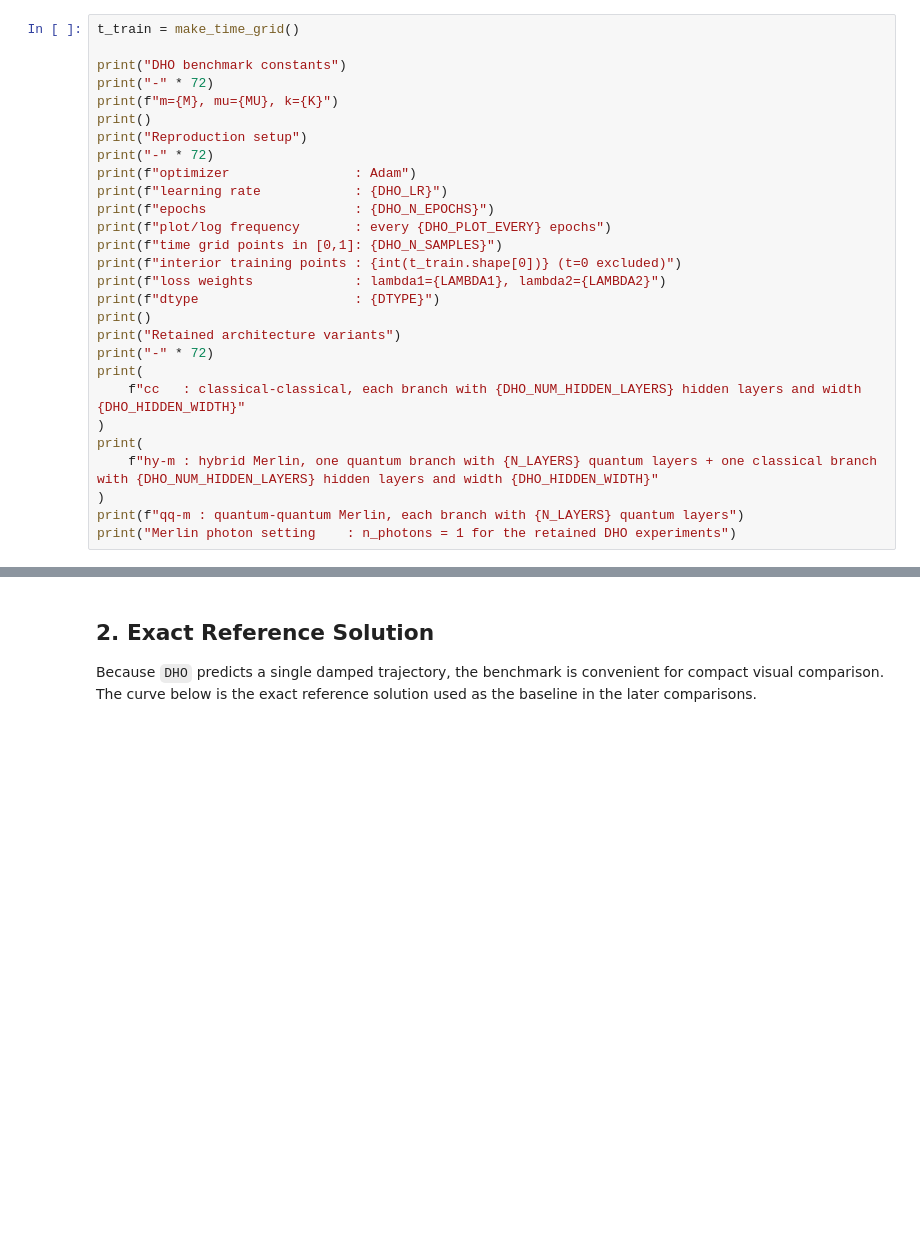
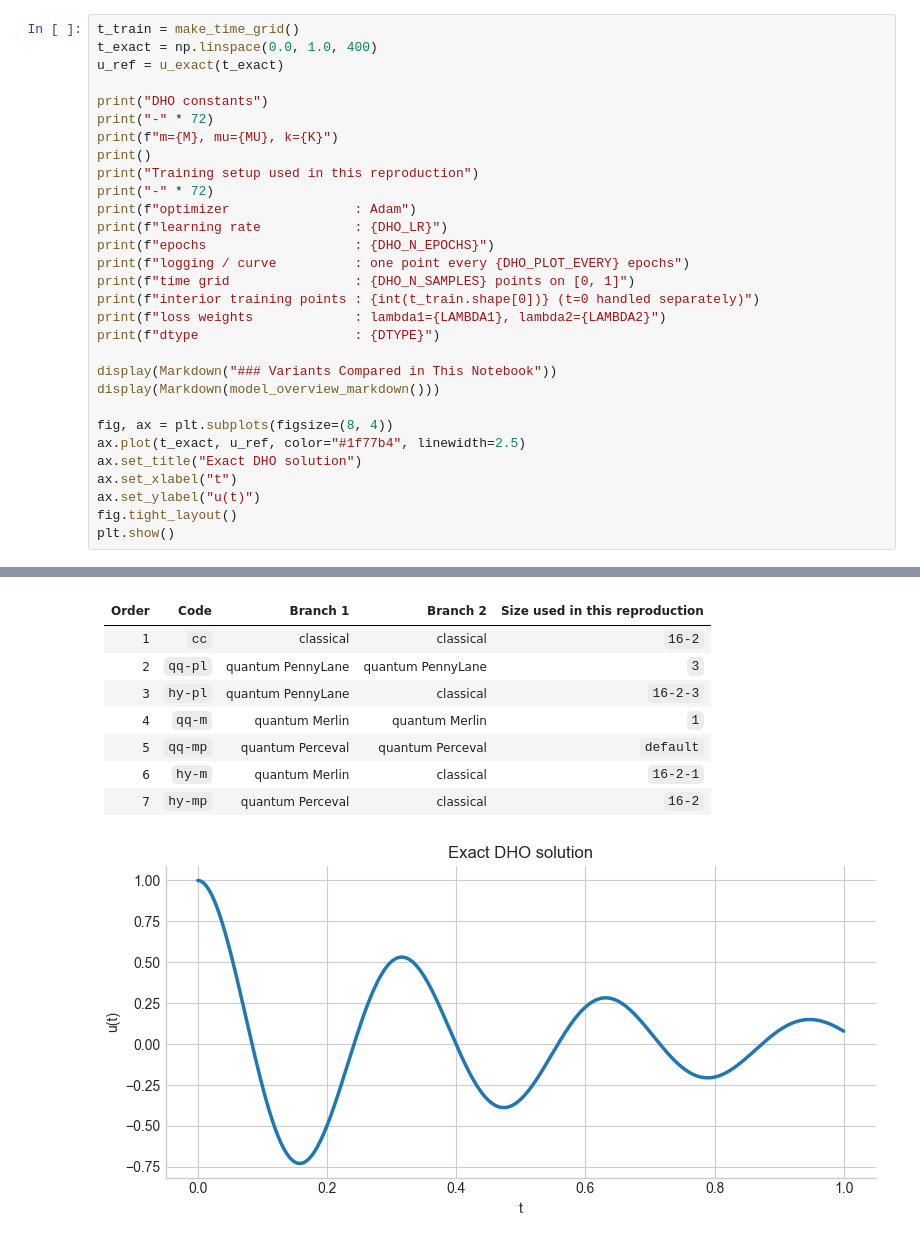
Before and after one commit to merlinquantum/reproduced_papers, a Jupyter notebook: HQPINN/notebook.ipynb, the cells around one changed output, grey strips where cells are left out. Drawn from its saved outputs; the diff is of its cells as text; blank space fills up the shorter version.

```diff
--- a/HQPINN/notebook.ipynb
+++ b/HQPINN/notebook.ipynb
@@ -211,29 +88,31 @@ This notebook retains the Merlin variants rather than the PennyLane variants bec
 # %%
 t_train = make_time_grid()
+t_exact = np.linspace(0.0, 1.0, 400)
+u_ref = u_exact(t_exact)
 
-print("DHO benchmark constants")
+print("DHO constants")
 print("-" * 72)
 print(f"m={M}, mu={MU}, k={K}")
 print()
-print("Reproduction setup")
+print("Training setup used in this reproduction")
 print("-" * 72)
 print(f"optimizer                : Adam")
 print(f"learning rate            : {DHO_LR}")
 print(f"epochs                   : {DHO_N_EPOCHS}")
-print(f"plot/log frequency       : every {DHO_PLOT_EVERY} epochs")
-print(f"time grid points in [0,1]: {DHO_N_SAMPLES}")
-print(f"interior training points : {int(t_train.shape[0])} (t=0 excluded)")
+print(f"logging / curve          : one point every {DHO_PLOT_EVERY} epochs")
+print(f"time grid                : {DHO_N_SAMPLES} points on [0, 1]")
+print(f"interior training points : {int(t_train.shape[0])} (t=0 handled separately)")
 print(f"loss weights             : lambda1={LAMBDA1}, lambda2={LAMBDA2}")
 print(f"dtype                    : {DTYPE}")
-print()
-print("Retained architecture variants")
-print("-" * 72)
-print(
-    f"cc   : classical-classical, each branch with {DHO_NUM_HIDDEN_LAYERS} hidden layers and width {DHO_HIDDEN_WIDTH}"
-)
-print(
-    f"hy-m : hybrid Merlin, one quantum branch with {N_LAYERS} quantum layers + one classical branch with {DHO_NUM_HIDDEN_LAYERS} hidden layers and width {DHO_HIDDEN_WIDTH}"
-)
-print(f"qq-m : quantum-quantum Merlin, each branch with {N_LAYERS} quantum layers")
-print("Merlin photon setting    : n_photons = 1 for the retained DHO experiments")
+
+display(Markdown("### Variants Compared in This Notebook"))
+display(Markdown(model_overview_markdown()))
+
+fig, ax = plt.subplots(figsize=(8, 4))
+ax.plot(t_exact, u_ref, color="#1f77b4", linewidth=2.5)
+ax.set_title("Exact DHO solution")
+ax.set_xlabel("t")
+ax.set_ylabel("u(t)")
+fig.tight_layout()
+plt.show()
 # %% [output]
@@ -257,5 +134,10 @@ Merlin photon setting    : n_photons = 1 for the retained DHO experiments
+| Order | Code | Branch 1 | Branch 2 | Size used in this reproduction |
+|---|---|---|---|---|
+| 1 | `cc` | classical | classical | `16-2` |
+| 2 | `qq-pl` | quantum PennyLane | quantum PennyLane | `3` |
+| 3 | `hy-pl` | quantum PennyLane | classical | `16-2-3` |
+| 4 | `qq-m` | quantum Merlin | quantum Merlin | `1` |
+| 5 | `qq-mp` | quantum Perceval | quantum Perceval | `default` |
+| 6 | `hy-m` | quantum Merlin | classical | `16-2-1` |
+| 7 | `hy-mp` | quantum Perceval | classical | `16-2` |
+[figure, added]
-# %% [markdown]
-## 2. Exact Reference Solution
-
-Because `DHO` predicts a single damped trajectory, the benchmark is convenient for compact visual comparison.
-The curve below is the exact reference solution used as the baseline in the later comparisons.
```
Also changed, not shown: parts of 21 cells of this notebook, 1 other file.
